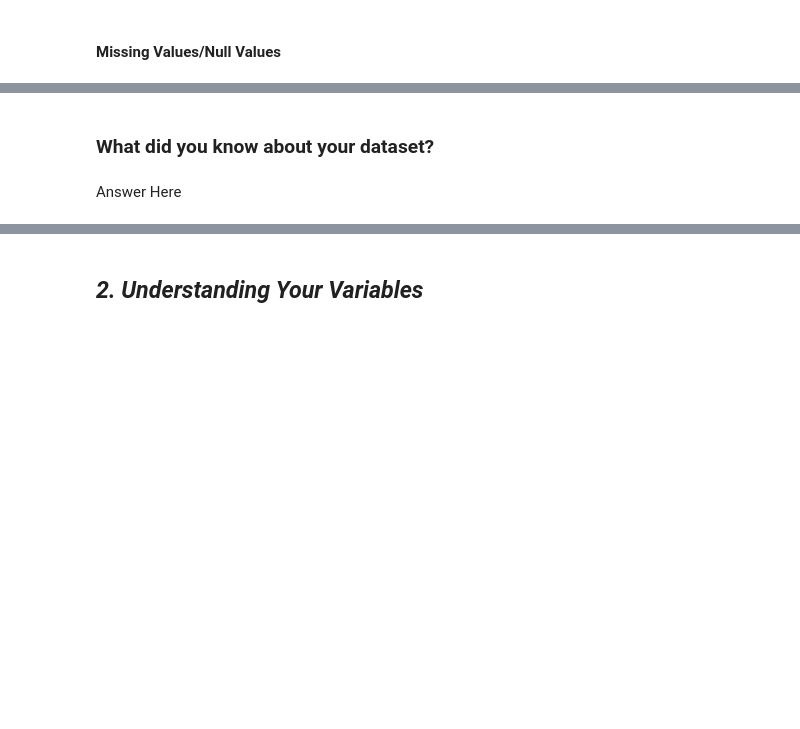
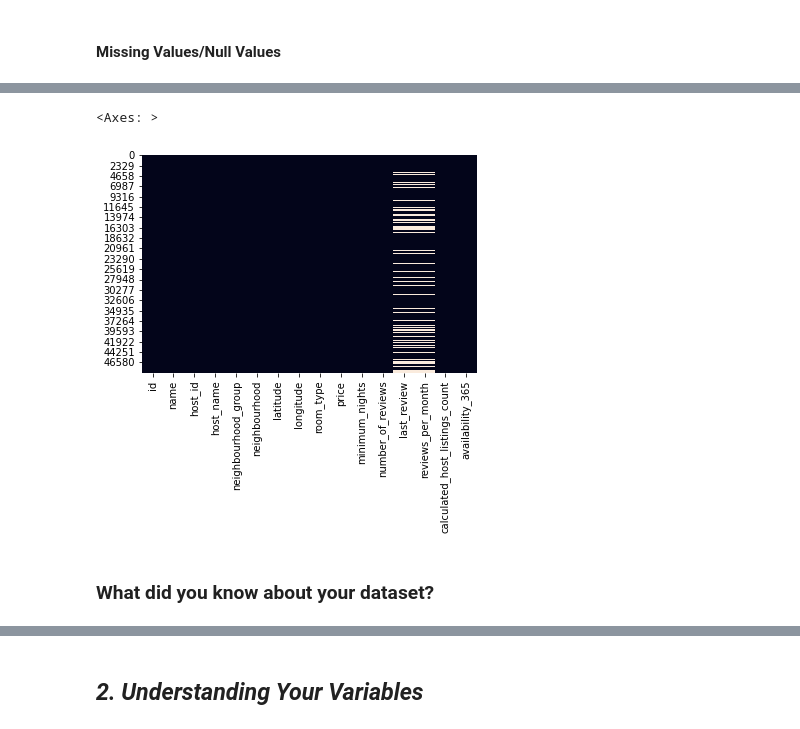
Before and after one commit to sidpatondikar/CAPSTONE-Airbnb-Booking-Analysis-Siddharth-Patondikar, a Jupyter notebook: Team_Notebook.ipynb, the cells around one changed output, grey strips where cells are left out. Drawn from its saved outputs; the diff is of its cells as text; code cells hidden in the pictures; blank space fills up the shorter version.

```diff
--- a/Team_Notebook.ipynb
+++ b/Team_Notebook.ipynb
@@ -76,3 +88,7 @@ M - Multivariate Analysis
+# %%
+# Load Dataset
+file_path = '/content/drive/MyDrive/Colab Notebooks/Python for Data Science/EDA Project/Airbnb NYC 2019.csv'
+df = pd.read_csv(file_path)
 # %% [markdown]
 ### Dataset First View
 # %%
@@ -96,6 +165,8 @@ M - Multivariate Analysis
 # %%
 # Visualizing the missing values
+sns.heatmap(df.isnull(), cbar=False)
+# %% [output]
+<Axes: >
+[figure, added]
 # %% [markdown]
 ### What did you know about your dataset?
-# %% [markdown]
-Answer Here
```
Also changed, not shown: parts of 111 cells of this notebook.
